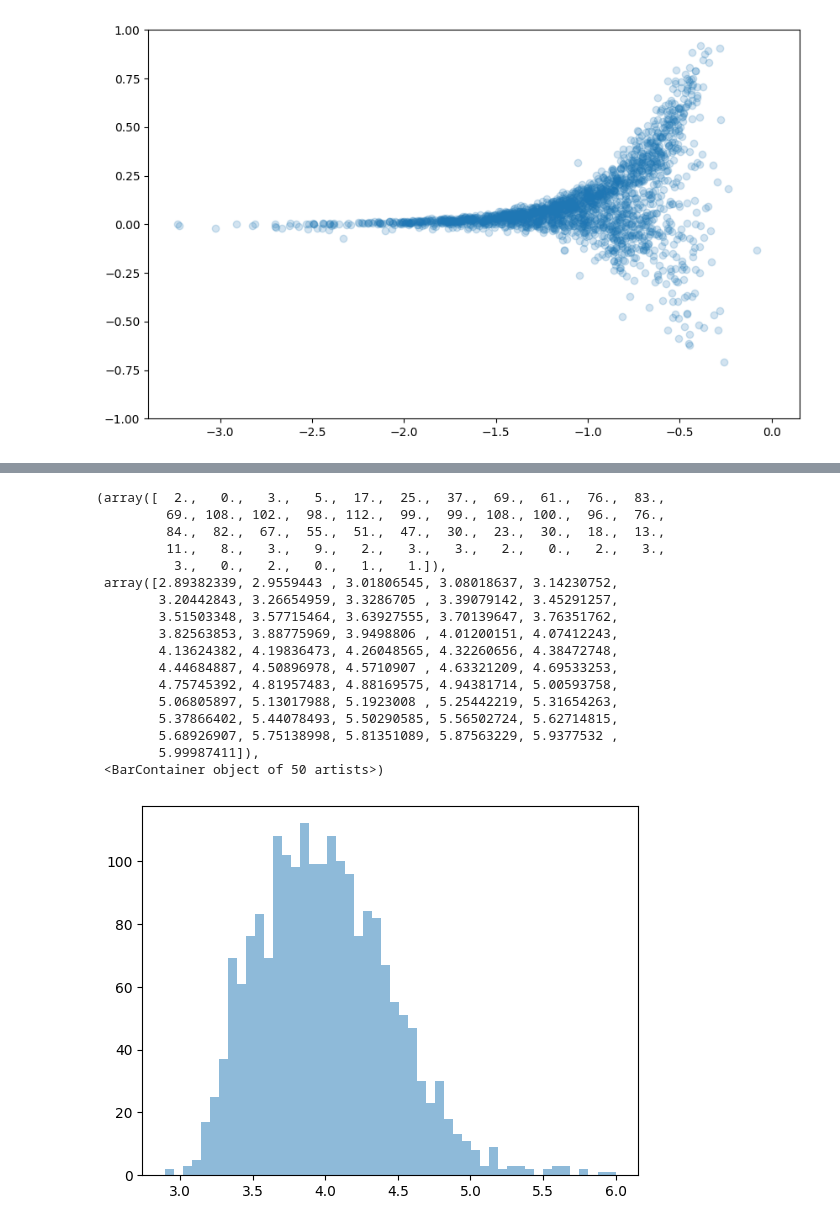
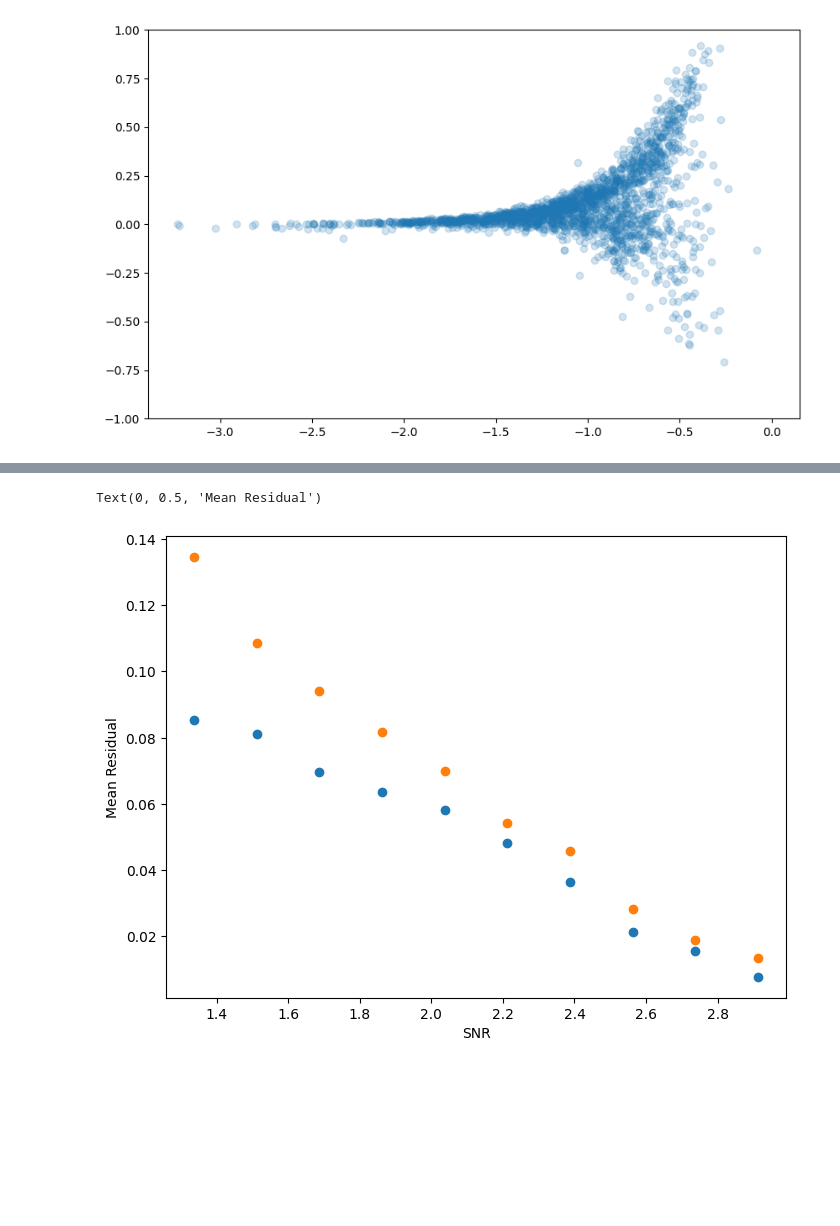
Before and after one commit to ismael-mendoza/bliss, a Jupyter notebook: experiment/notebooks/explore/check-pair-sim1.ipynb, the cells around one changed output, grey strips where cells are left out. Drawn from its saved outputs; the diff is of its cells as text; code cells hidden in the pictures; blank space fills up the shorter version.

```diff
--- a/experiment/notebooks/explore/check-pair-sim1.ipynb
+++ b/experiment/notebooks/explore/check-pair-sim1.ipynb
@@ -695,31 +696,43 @@ Text(0, 0.5, 'Mean Residual')
 # %%
-# histogram standard deviation of samples
-stds = []
-for ii in range(len(samples_fluxes)):
-    mask = ~torch.isnan(samples_fluxes[ii])
-    if mask.sum() > 1:
-        stds.append(torch.std(samples_fluxes[ii][mask]).item())
-    else:
-        stds.append(torch.nan)
-stds= torch.tensor(stds)
-plt.hist(stds.log10(), bins=50, alpha=0.5, label='Standard Deviation of Sample Fluxes')
+# bin by snr
+mask = ~torch.isnan(true_snr) & (true_snr > 0)
+_log_snr = np.log10(true_snr[mask].numpy())
+res1_masked = res1[mask].numpy()
+res2_masked = res2[mask].numpy()
+
+
+binned_residuals_snr, bin_edges_snr, _ = binned_statistic(
+    _log_snr,
+    res1_masked,
+    statistic='median',
+    bins=10,
+    range=(1.25, 3)
+)
+
+binned_residuals_snr2, bin_edges_snr2, _ = binned_statistic(
+    _log_snr,
+    res2_masked,
+    statistic='median',
+    bins=10,
+    range=(1.25, 3)
+)
+
+plt.figure(figsize=(8, 6))
+plt.scatter(
+    (bin_edges_snr[:-1] + bin_edges_snr[1:]) / 2,
+    binned_residuals_snr,
+    label='Binned Residuals by SNR',
+)
+
+plt.scatter(
+    (bin_edges_snr2[:-1] + bin_edges_snr2[1:]) / 2,
+    binned_residuals_snr2,
+    label='Binned Residuals by SNR',
+)
+
+plt.xlabel('SNR')
+plt.ylabel('Mean Residual')
 # %% [output]
-(array([  2.,   0.,   3.,   5.,  17.,  25.,  37.,  69.,  61.,  76.,  83.,
-         69., 108., 102.,  98., 112.,  99.,  99., 108., 100.,  96.,  76.,
-         84.,  82.,  67.,  55.,  51.,  47.,  30.,  23.,  30.,  18.,  13.,
-         11.,   8.,   3.,   9.,   2.,   3.,   3.,   2.,   0.,   2.,   3.,
-          3.,   0.,   2.,   0.,   1.,   1.]),
- array([2.89382339, 2.9559443 , 3.01806545, 3.08018637, 3.14230752,
-        3.20442843, 3.26654959, 3.3286705 , 3.39079142, 3.45291257,
-        3.51503348, 3.57715464, 3.63927555, 3.70139647, 3.76351762,
-        3.82563853, 3.88775969, 3.9498806 , 4.01200151, 4.07412243,
-        4.13624382, 4.19836473, 4.26048565, 4.32260656, 4.38472748,
-        4.44684887, 4.50896978, 4.5710907 , 4.63321209, 4.69533253,
-        4.75745392, 4.81957483, 4.88169575, 4.94381714, 5.00593758,
-        5.06805897, 5.13017988, 5.1923008 , 5.25442219, 5.31654263,
-        5.37866402, 5.44078493, 5.50290585, 5.56502724, 5.62714815,
-        5.68926907, 5.75138998, 5.81351089, 5.87563229, 5.9377532 ,
-        5.99987411]),
- <BarContainer object of 50 artists>)
+Text(0, 0.5, 'Mean Residual')
-[figure, old version]
+[figure, new version]
 # %%
```
Also changed, not shown: parts of 15 cells of this notebook.
